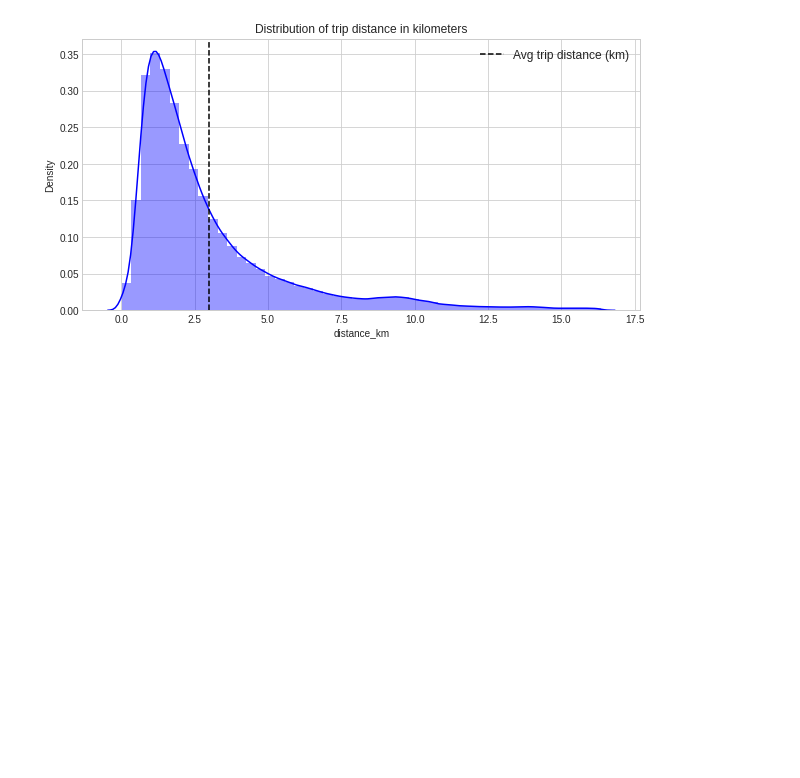
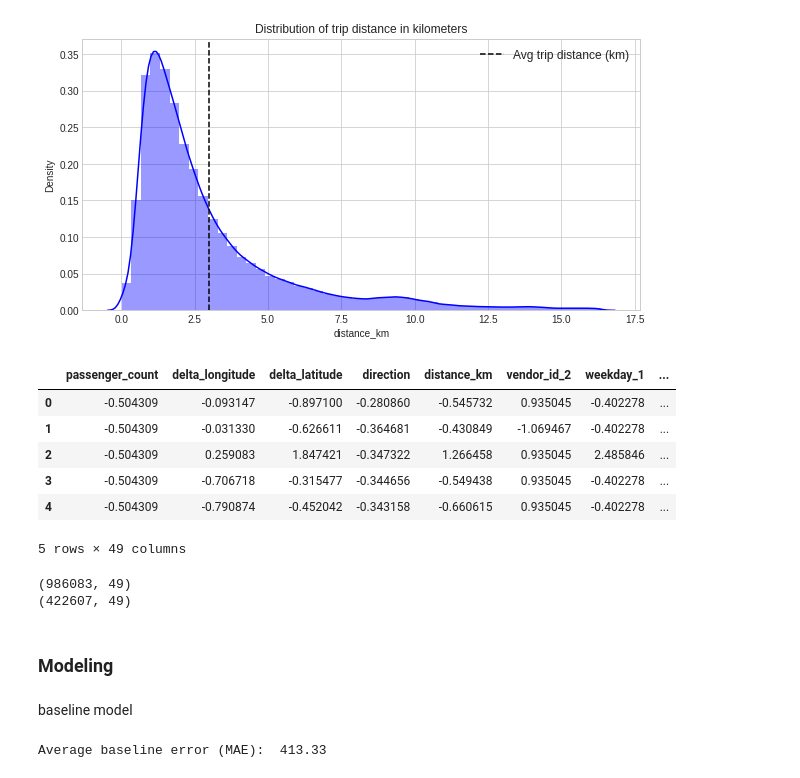
Before and after one commit to UserDs/NYC-Taxi-Trip-Time-Prediction, a Jupyter notebook: NYC_Taxi_Trip_Time_Prediction.ipynb, the cells around one changed output. Saved outputs shown, nothing was run; the diff lists cells and outputs as text; code cells hidden in the pictures; blank space fills up the shorter version.

Commit message:
linear regression model

```diff
--- a/NYC_Taxi_Trip_Time_Prediction.ipynb
+++ b/NYC_Taxi_Trip_Time_Prediction.ipynb
@@ -269,3 +269,34 @@ plt.legend(loc = "best",prop = {"size" : 12})
 plt.show()
 # %% [output]
 [figure]
+# %%
+# Converting categorical variable into dummy/indicator variables
+df = pd.get_dummies(df, columns=['vendor_id', 'weekday', 'store_and_fwd_flag', 'month', 'weekday', 'weekend', 'hour', 'peak_hours'], drop_first = True)
+# %%
+# removing unnecessary columns
+df = df.drop(['id','pickup_datetime', 'dropoff_datetime','pickup_latitude','pickup_longitude','dropoff_latitude','dropoff_longitude'], axis=1)
+# %%
+# Input Feature Scaling
+X = df.loc[:, df.columns != "trip_duration"].apply(zscore)
+y = df['trip_duration']
+# %%
+X.head()
+# %% [output]
+|  | passenger_count | delta_longitude | delta_latitude | direction | distance_km | vendor_id_2 | weekday_1 | ... |
+| 0 | -0.504309 | -0.093147 | -0.897100 | -0.280860 | -0.545732 | 0.935045 | -0.402278 | ... |
+| 1 | -0.504309 | -0.031330 | -0.626611 | -0.364681 | -0.430849 | -1.069467 | -0.402278 | ... |
+| 2 | -0.504309 | 0.259083 | 1.847421 | -0.347322 | 1.266458 | 0.935045 | 2.485846 | ... |
+| 3 | -0.504309 | -0.706718 | -0.315477 | -0.344656 | -0.549438 | 0.935045 | -0.402278 | ... |
+| 4 | -0.504309 | -0.790874 | -0.452042 | -0.343158 | -0.660615 | 0.935045 | -0.402278 | ... |
+5 rows × 49 columns
+# %%
+# train test split
+from sklearn.model_selection import train_test_split
+X_train, X_test, y_train, y_test = train_test_split( X,y , test_size = 0.3, random_state = 0)
+print(X_train.shape)
+print(X_test.shape)
+# %% [output]
+(986083, 49)
+(422607, 49)
+# %% [markdown]
+### Modeling
@@ -271,0 +317,8 @@ plt.show()
+# %% [markdown]
+baseline model
+# %%
+y_pred = y_test.mean()
+baseline_errors = abs(y_pred - y_test)
+print('Average baseline error (MAE): ', round(np.mean(baseline_errors), 2))
+# %% [output]
+Average baseline error (MAE):  413.33
```
Also changed, not shown: parts of 4 cells of this notebook.
